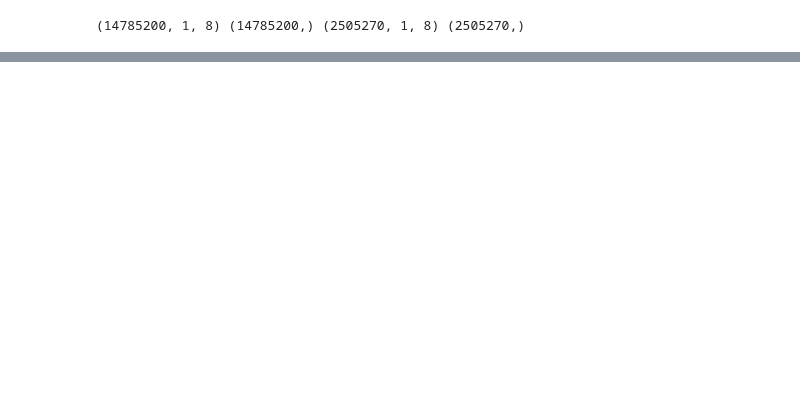
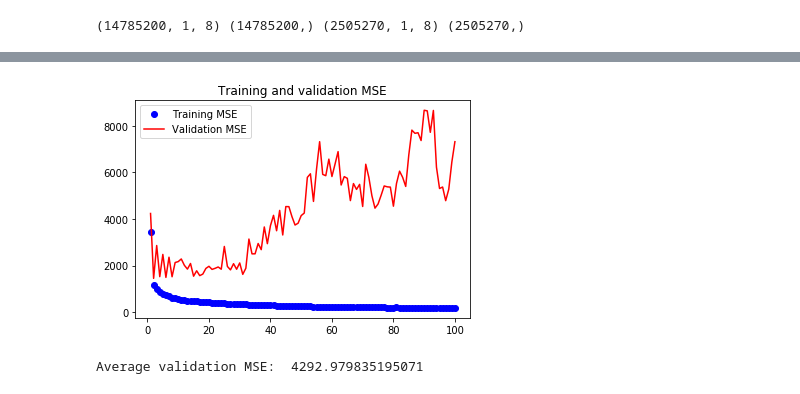
Before and after one commit to manksh/ocean-co2-absorption, a Jupyter notebook: notebooks/LSTM Model.ipynb, the cells around one changed output, grey strips where cells are left out. Cells and saved outputs as stored; diff of their text form; code cells hidden in the pictures; blank space fills up the shorter version.

```diff
--- a/notebooks/LSTM Model.ipynb
+++ b/notebooks/LSTM Model.ipynb
@@ -199,0 +320,16 @@ plt.show()
+# %%
+# LSTM with batch normalization and bidirectional layers
+
+model = Sequential()
+
+model.add(BatchNormalization(batch_input_shape=(shift_param, train_X.shape[1], train_X.shape[2])))
+model.add(Bidirectional(LSTM(256, batch_size=shift_param, input_shape=(train_X.shape[1], train_X.shape[2]),
+               return_sequences=True, recurrent_dropout=0.2, stateful=True)))
+model.add(Bidirectional(LSTM(128, recurrent_dropout=0.2, stateful=True)))
+model.add(Dense(1024, activation='relu', kernel_initializer='glorot_normal'))
+model.add(Dropout(0.4))
+model.add(Dense(512, activation='relu', kernel_initializer='glorot_normal'))
+model.add(Dense(1))
+model.compile(loss='mae', optimizer='rmsprop',  metrics=['mse'])
+# %%
+history = model.fit(train_X, train_y, epochs=100, batch_size=shift_param, validation_data=(test_X, test_y), shuffle=False)
@@ -199,0 +354,21 @@ plt.show()
+# %%
+mse, val_mse = [], []
+
+mse = history.history['mean_squared_error']
+val_mse = history.history['val_mean_squared_error']
+
+epochs = range(1, len(mse) + 1)
+
+plt.figure()
+plt.plot(epochs, mse, 'bo', label='Training MSE')
+plt.plot(epochs, val_mse, 'r', label='Validation MSE')
+plt.title('Training and validation MSE')
+plt.legend()
+
+plt.show()
+
+avg_val_mse = np.mean(history.history['val_mean_squared_error'])
+print('Average validation MSE: ', avg_val_mse)
+# %% [output]
+[figure, added]
+Average validation MSE:  4292.979835195071
```
Also changed, not shown: parts of 15 cells of this notebook.
